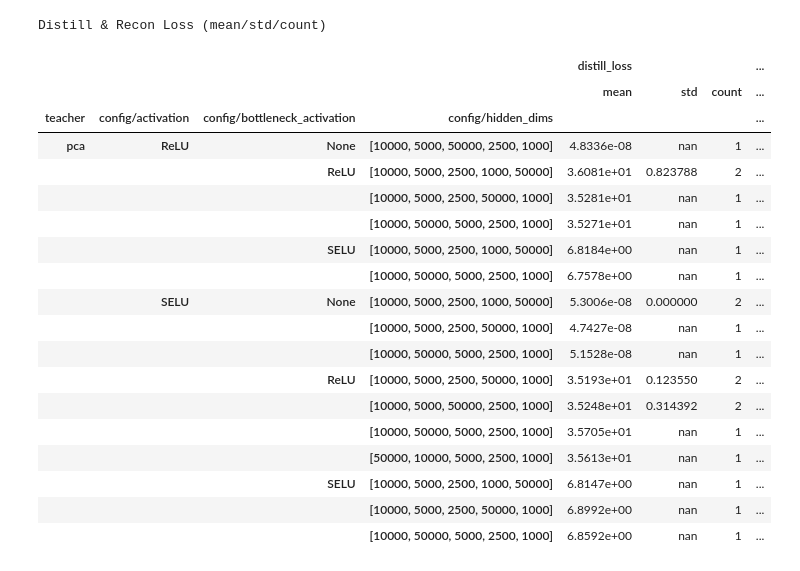
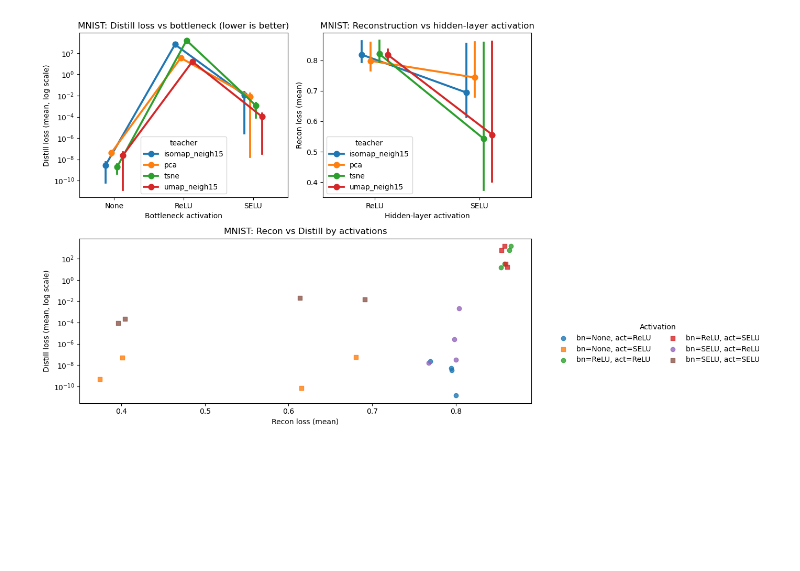
Before and after one commit to DataSlingers/MEDAL, a Jupyter notebook: notebooks/nn_distill_tuning.ipynb, the cells around one changed output. Cells and saved outputs as stored; diff of their text form; code cells hidden in the pictures; blank space fills up the shorter version.

```diff
--- a/notebooks/nn_distill_tuning.ipynb
+++ b/notebooks/nn_distill_tuning.ipynb
@@ -162,62 +149,21 @@ Distill & Recon Loss (mean/std/count)
 # %%
 # this experiment marginalizes over all other tuning hyperparameters (lr, eta_min, etc)
 # mnist data, pca teacher
-analysis_pca = pd.read_csv('/shared/share_mala/irchang/drd/tune_results/mnist_pca.csv')
+analysis_pca = pd.read_csv('/shared/share_mala/irchang/drd/tune_results/activation_mnist_pca.csv')
 analysis_pca['teacher'] = "pca"
-analysis = pd.concat([analysis_pca], ignore_index=True)
+analysis_umap = pd.read_csv('/shared/share_mala/irchang/drd/tune_results/activation_mnist_umap.csv')
+analysis_umap['teacher'] = "umap_neigh15"
+analysis_isomap = pd.read_csv('/shared/share_mala/irchang/drd/tune_results/activation_mnist_isomap.csv')
+analysis_isomap['teacher'] = "isomap_neigh15"
+analysis_tsne = pd.read_csv('/shared/share_mala/irchang/drd/tune_results/activation_mnist_tsne.csv')
+analysis_tsne['teacher'] = "tsne"
+analysis = pd.concat([analysis_pca, analysis_umap, analysis_isomap, analysis_tsne], ignore_index=True)
 analysis.fillna('None', inplace=True)
 agg = analysis.groupby(['teacher', 'config/activation', 'config/bottleneck_activation', 'config/hidden_dims']).agg({"distill_loss": ['mean', 'std', 'count'], "recon_loss": ['mean', 'std'], "time_total_s": ['mean']})
-
-distill_cols, recon_cols, time_cols = get_cols(agg)
-
-(
-    agg.style
-      .background_gradient(
-          subset=distill_cols,
-          cmap="Blues",
-          vmin=agg[distill_cols].min().min(),
-          vmax=agg[distill_cols].max().max()
-       )
-      .background_gradient(
-          subset=recon_cols,
-          cmap="Oranges",
-          vmin=agg[recon_cols].min().min(),
-          vmax=agg[recon_cols].max().max()
-       )
-       .background_gradient(
-          subset=time_cols,
-          cmap="Greens",
-          vmin=agg[time_cols].min().min(),
-          vmax=agg[time_cols].max().max()
-       )
-      .format({
-          **{col: "{:.4e}"  for col in distill_cols},
-          **{col: "{:.6f}" for col in recon_cols}
-       })
-      .set_caption("Distill & Recon Loss (mean/std/count)")
-      .set_table_styles(styles)
-)
-# %% [output]
-Distill & Recon Loss (mean/std/count)
-|  |  |  |  | distill_loss |  |  | ... |
-|  |  |  |  | mean | std | count | ... |
-| teacher | config/activation | config/bottleneck_activation | config/hidden_dims |  |  |  | ... |
-| pca | ReLU | None | [10000, 5000, 50000, 2500, 1000] | 4.8336e-08 | nan | 1 | ... |
-|  |  | ReLU | [10000, 5000, 2500, 1000, 50000] | 3.6081e+01 | 0.823788 | 2 | ... |
-|  |  |  | [10000, 5000, 2500, 50000, 1000] | 3.5281e+01 | nan | 1 | ... |
-|  |  |  | [10000, 50000, 5000, 2500, 1000] | 3.5271e+01 | nan | 1 | ... |
-|  |  | SELU | [10000, 5000, 2500, 1000, 50000] | 6.8184e+00 | nan | 1 | ... |
-|  |  |  | [10000, 50000, 5000, 2500, 1000] | 6.7578e+00 | nan | 1 | ... |
-|  | SELU | None | [10000, 5000, 2500, 1000, 50000] | 5.3006e-08 | 0.000000 | 2 | ... |
-|  |  |  | [10000, 5000, 2500, 50000, 1000] | 4.7427e-08 | nan | 1 | ... |
-|  |  |  | [10000, 50000, 5000, 2500, 1000] | 5.1528e-08 | nan | 1 | ... |
-|  |  | ReLU | [10000, 5000, 2500, 50000, 1000] | 3.5193e+01 | 0.123550 | 2 | ... |
-|  |  |  | [10000, 5000, 50000, 2500, 1000] | 3.5248e+01 | 0.314392 | 2 | ... |
-|  |  |  | [10000, 50000, 5000, 2500, 1000] | 3.5705e+01 | nan | 1 | ... |
-|  |  |  | [50000, 10000, 5000, 2500, 1000] | 3.5613e+01 | nan | 1 | ... |
-|  |  | SELU | [10000, 5000, 2500, 1000, 50000] | 6.8147e+00 | nan | 1 | ... |
-|  |  |  | [10000, 5000, 2500, 50000, 1000] | 6.8992e+00 | nan | 1 | ... |
-|  |  |  | [10000, 50000, 5000, 2500, 1000] | 6.8592e+00 | nan | 1 | ... |
+# %%
+make_activation_figs(agg, task_name="MNIST")
+# %% [output]
+[figure, added]
 # %%
 analysis_pca = pd.read_csv('/shared/share_mala/irchang/drd/tune_results/diabetes_pca.csv')
 analysis_pca['teacher'] = "pca"
```
Also changed, not shown: parts of 23 cells of this notebook, 3 other files.
